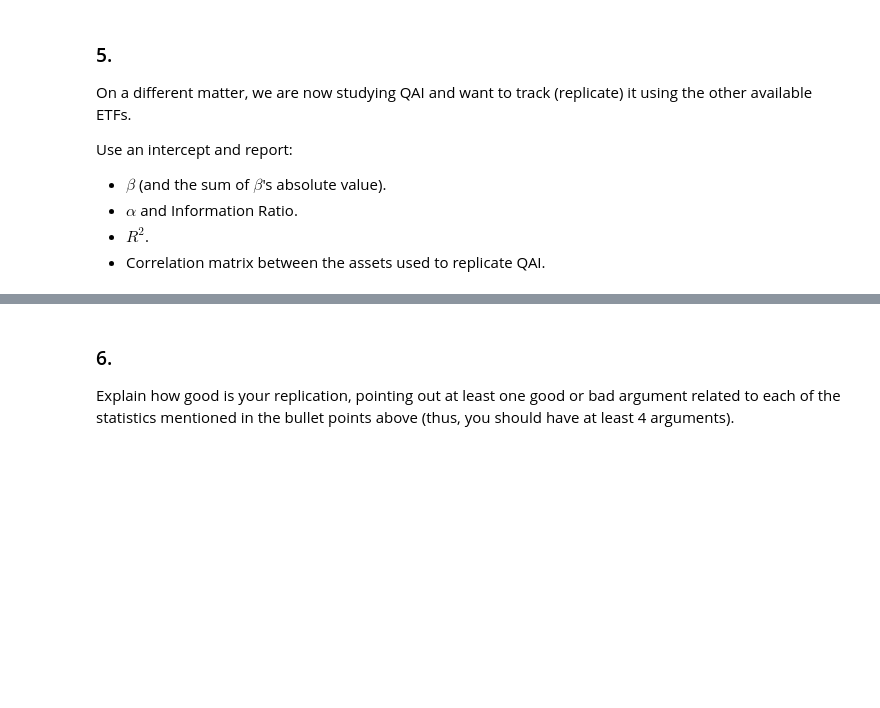
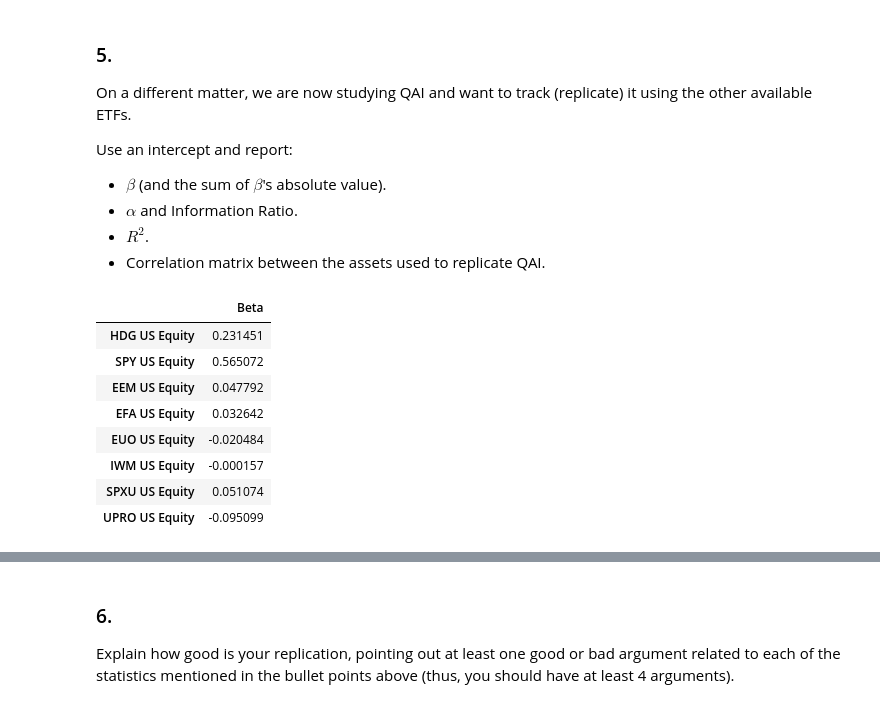
Before and after one commit to scfengv/FINM36700-Portfolio-and-Risk-Management, a Jupyter notebook: exam/Midterm 1.ipynb, the cells around one changed output, grey strips where cells are left out. Saved outputs shown, nothing was run; the diff lists cells and outputs as text; code cells hidden in the pictures; blank space fills up the shorter version.

```diff
--- a/exam/Midterm 1.ipynb
+++ b/exam/Midterm 1.ipynb
@@ -257,3 +424,22 @@ Use an intercept and report:
 - $\alpha$ and Information Ratio.
 - $R^2$.
 - Correlation matrix between the assets used to replicate QAI.
+# %%
+y = data["QAI US Equity"]
+x = data.drop(columns = "QAI US Equity")
+
+Beta, Treynor_Ratio, Information_Ratio, Rsquared, Tracking_Error, Model = Calc_Beta_TreynorRatio_InfoRatio_RSquared_TrackingError(y, x, 12)
+result5 = pd.DataFrame({
+    "Beta": Beta
+}, index = x.columns)
+result5
+# %% [output]
+|  | Beta |
+| HDG US Equity | 0.231451 |
+| SPY US Equity | 0.565072 |
+| EEM US Equity | 0.047792 |
+| EFA US Equity | 0.032642 |
+| EUO US Equity | -0.020484 |
+| IWM US Equity | -0.000157 |
+| SPXU US Equity | 0.051074 |
+| UPRO US Equity | -0.095099 |
```
Also changed, not shown: parts of 15 cells of this notebook.
